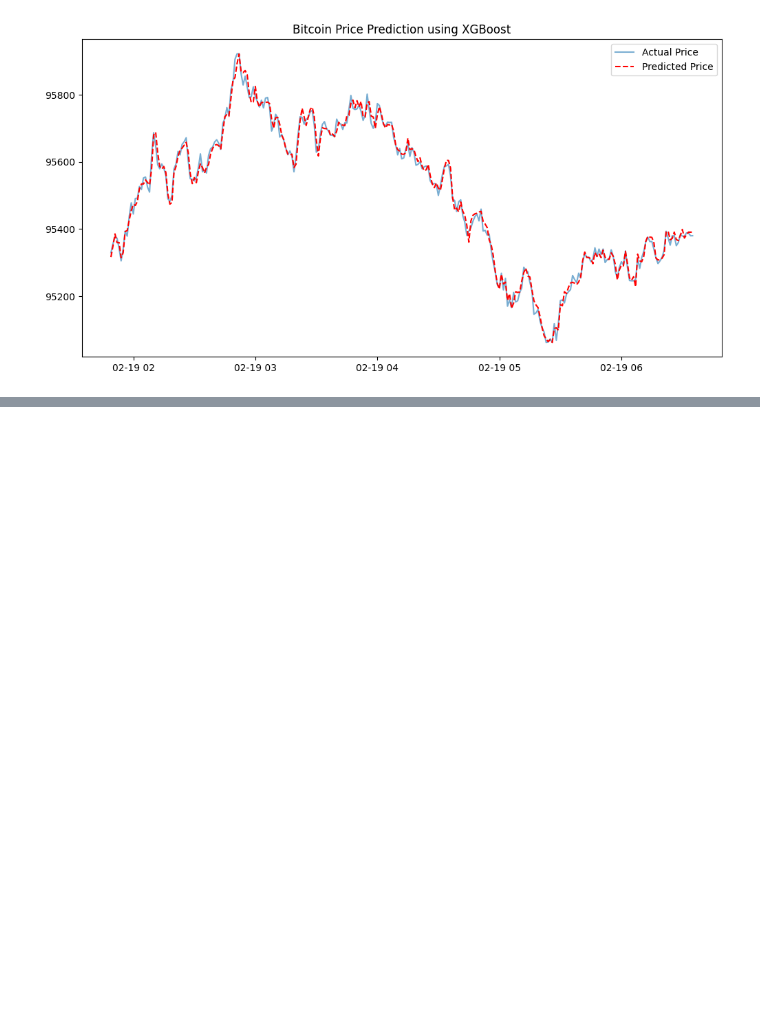
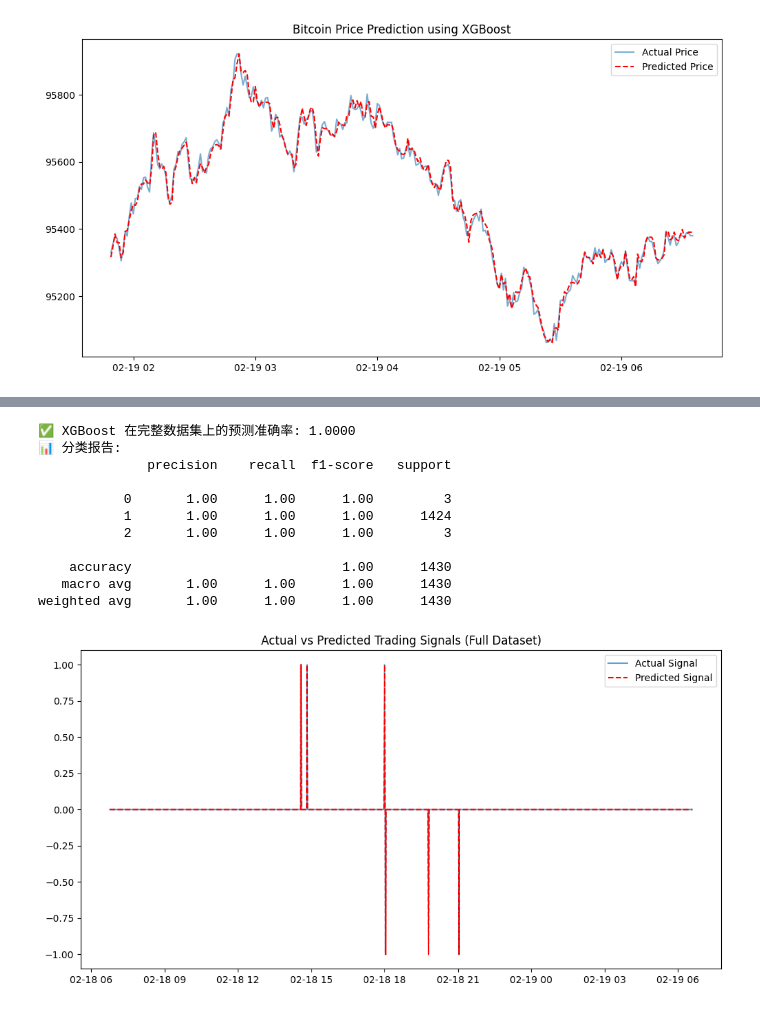
Before and after one commit to KYLEEE519/MachineLearning-HedgeFund, a Jupyter notebook: model/test.ipynb, the cells around one changed output, grey strips where cells are left out. Drawn from its saved outputs; the diff is of its cells as text; code cells hidden in the pictures; blank space fills up the shorter version.

```diff
--- a/model/test.ipynb
+++ b/model/test.ipynb
@@ -197,0 +202,32 @@ weighted avg       1.00      1.00      1.00       286
+# %%
+# 9️⃣ 在完整数据集上预测
+df["predicted_signal"] = model.predict(X) - 1  # 还原回 [-1, 0, 1]
+
+# 🔟 计算准确率
+accuracy = accuracy_score(df["open_signal"] + 1, df["predicted_signal"] + 1)
+print(f"✅ XGBoost 在完整数据集上的预测准确率: {accuracy:.4f}")
+
+# 1️⃣1️⃣ 分类报告
+print("📊 分类报告:")
+print(classification_report(df["open_signal"] + 1, df["predicted_signal"] + 1))
+
+# 1️⃣2️⃣ 可视化
+plt.figure(figsize=(12, 6))
+plt.plot(df.index, df["open_signal"], label="Actual Signal", alpha=0.7)
+plt.plot(df.index, df["predicted_signal"], label="Predicted Signal", linestyle="dashed", color="red")
+plt.legend()
+plt.title("Actual vs Predicted Trading Signals (Full Dataset)")
+plt.show()
+# %% [output]
+✅ XGBoost 在完整数据集上的预测准确率: 1.0000
+📊 分类报告:
+              precision    recall  f1-score   support
+
+           0       1.00      1.00      1.00         3
+           1       1.00      1.00      1.00      1424
+           2       1.00      1.00      1.00         3
+
+    accuracy                           1.00      1430
+   macro avg       1.00      1.00      1.00      1430
+weighted avg       1.00      1.00      1.00      1430
+[figure, added]
```
Also changed, not shown: parts of 1 cell of this notebook, 1 other file.
